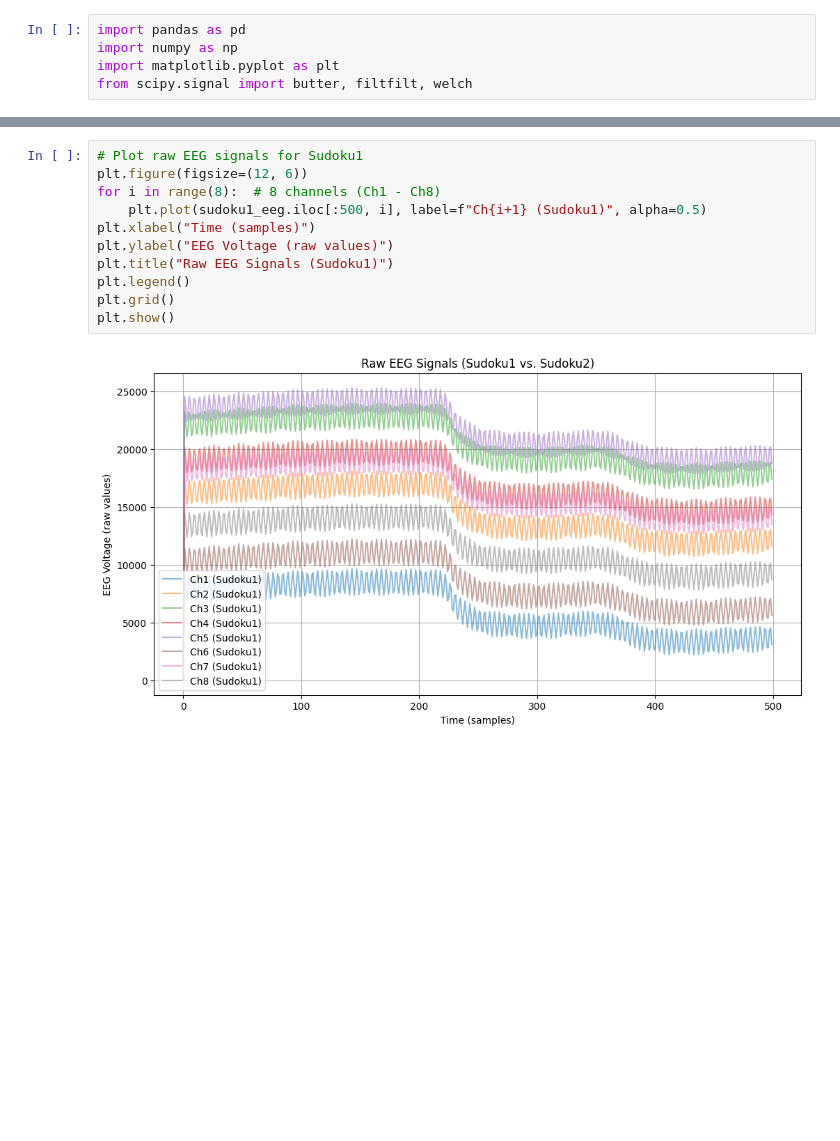
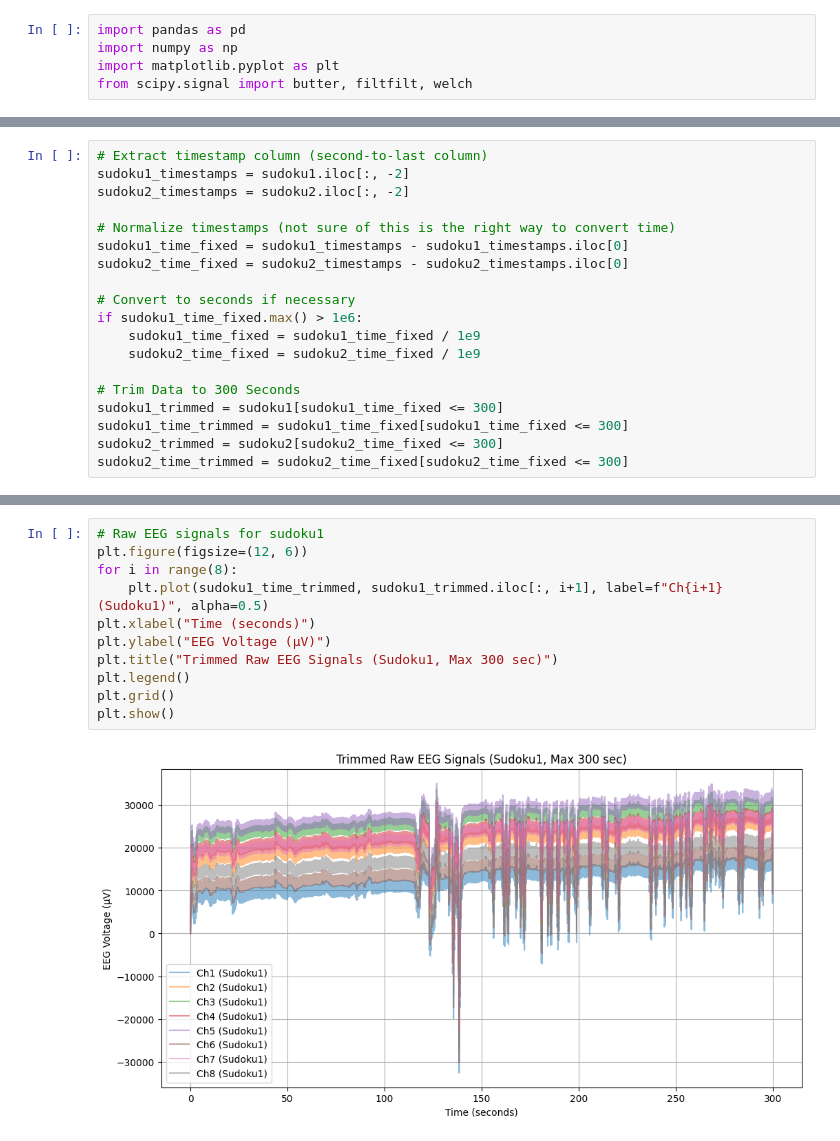
Before and after one commit to kumarmegha/Project-COGS-189, a Jupyter notebook: Data Analysis.ipynb, the cells around one changed output, grey strips where cells are left out. Cells and saved outputs as stored; diff of their text form; blank space fills up the shorter version.

```diff
--- a/Data Analysis.ipynb
+++ b/Data Analysis.ipynb
@@ -34,3 +34,22 @@ print(sudoku2_eeg.head())
 2  43714.178349  52013.850452  45938.735716
 3  43768.403681  52057.838685  45981.494603
 4  44870.702311  53157.432754  47082.005093
+# %%
+# Extract timestamp column (second-to-last column)
+sudoku1_timestamps = sudoku1.iloc[:, -2]
+sudoku2_timestamps = sudoku2.iloc[:, -2]
+
+# Normalize timestamps (not sure of this is the right way to convert time)
+sudoku1_time_fixed = sudoku1_timestamps - sudoku1_timestamps.iloc[0]
+sudoku2_time_fixed = sudoku2_timestamps - sudoku2_timestamps.iloc[0]
+
+# Convert to seconds if necessary
+if sudoku1_time_fixed.max() > 1e6:
+    sudoku1_time_fixed = sudoku1_time_fixed / 1e9
+    sudoku2_time_fixed = sudoku2_time_fixed / 1e9
+
+# Trim Data to 300 Seconds
+sudoku1_trimmed = sudoku1[sudoku1_time_fixed <= 300]
+sudoku1_time_trimmed = sudoku1_time_fixed[sudoku1_time_fixed <= 300]
+sudoku2_trimmed = sudoku2[sudoku2_time_fixed <= 300]
+sudoku2_time_trimmed = sudoku2_time_fixed[sudoku2_time_fixed <= 300]
@@ -37,13 +81,13 @@ print(sudoku2_eeg.head())
 # %%
-# Plot raw EEG signals for Sudoku1
+# Raw EEG signals for sudoku1
 plt.figure(figsize=(12, 6))
-for i in range(8):  # 8 channels (Ch1 - Ch8)
-    plt.plot(sudoku1_eeg.iloc[:500, i], label=f"Ch{i+1} (Sudoku1)", alpha=0.5)
-plt.xlabel("Time (samples)")
-plt.ylabel("EEG Voltage (raw values)")
-plt.title("Raw EEG Signals (Sudoku1)")
+for i in range(8):
+    plt.plot(sudoku1_time_trimmed, sudoku1_trimmed.iloc[:, i+1], label=f"Ch{i+1} (Sudoku1)", alpha=0.5)
+plt.xlabel("Time (seconds)")
+plt.ylabel("EEG Voltage (µV)")
+plt.title("Trimmed Raw EEG Signals (Sudoku1, Max 300 sec)")
 plt.legend()
 plt.grid()
 plt.show()
 # %% [output]
-[figure, old version]
+[figure, new version]
```
Also changed, not shown: parts of 10 cells of this notebook.
